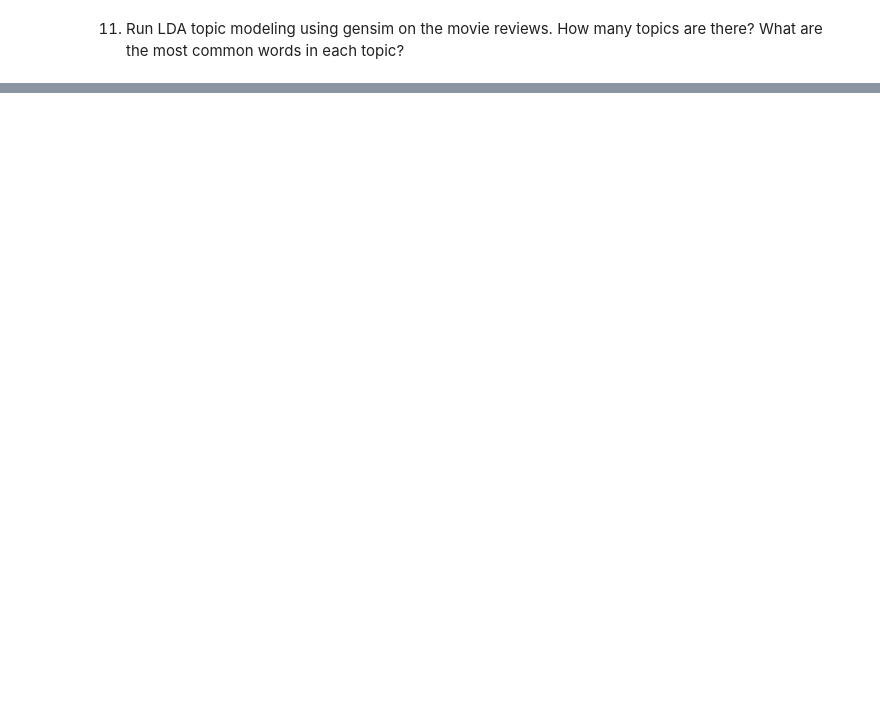
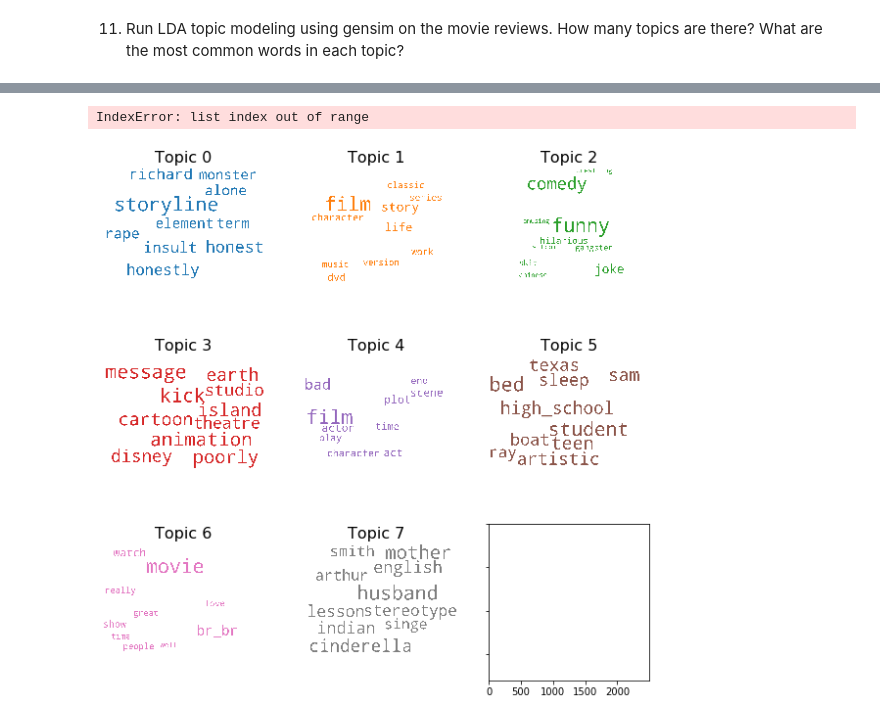
Before and after one commit to DaniBrew4/Intro-NLP, a Jupyter notebook: NLP-FT.ipynb, the cells around one changed output, grey strips where cells are left out. Saved outputs shown, nothing was run; the diff lists cells and outputs as text; code cells hidden in the pictures; blank space fills up the shorter version.

```diff
--- a/NLP-FT.ipynb
+++ b/NLP-FT.ipynb
@@ -402,0 +399,19 @@ weighted avg       0.78      0.70      0.68      7945
+# %%
+def process_words(texts, stop_words=stop_words, allowed_postags=['NOUN', 'ADJ', 'VERB', 'ADV']):
+    """Remove Stopwords, Form Bigrams, Trigrams and perform Lemmatization"""
+    texts = [[word for word in simple_preprocess(str(doc)) if word not in stop_words] for doc in texts]
+    texts = [bigram_mod[doc] for doc in texts]
+    texts = [trigram_mod[bigram_mod[doc]] for doc in texts]
+
+    texts_out = []
+    nlp = spacy.load('en', disable=['parser', 'ner'])    # Load spacy, but we don't need the parser or NER (named entity extraction) modules
+
+    for sent in texts:
+        doc = nlp(" ".join(sent)) # perform tokenization, part of speech tagging, etc. on the concatenated words
+        texts_out.append([token.lemma_ for token in doc if token.pos_ in allowed_postags])
+
+    # remove stopwords once more after lemmatization
+    texts_out = [[word for word in simple_preprocess(str(doc)) if word not in stop_words] for doc in texts_out]
+    return texts_out
+
+data_ready = process_words(data_words)  # processed Text Data!
@@ -402,0 +459,38 @@ weighted avg       0.78      0.70      0.68      7945
+# %%
+# 1. Wordcloud of Top N words in each topic
+from matplotlib import pyplot as plt
+from wordcloud import WordCloud, STOPWORDS
+import matplotlib.colors as mcolors
+
+cols = [color for name, color in mcolors.TABLEAU_COLORS.items()]  # more colors: 'mcolors.XKCD_COLORS'
+
+cloud = WordCloud(stopwords=stop_words,
+                  background_color='white',
+                  width=2500,
+                  height=1800,
+                  max_words=10,
+                  colormap='tab10',
+                  color_func=lambda *args, **kwargs: cols[i],
+                  prefer_horizontal=1.0)
+
+topics = lda_model.show_topics(formatted=False)
+
+fig, axes = plt.subplots(3, 3, figsize=(10,10), sharex=True, sharey=True)
+
+for i, ax in enumerate(axes.flatten()):
+    fig.add_subplot(ax)
+    topic_words = dict(topics[i][1])
+    cloud.generate_from_frequencies(topic_words, max_font_size=300)
+    plt.gca().imshow(cloud)
+    plt.gca().set_title('Topic ' + str(i), fontdict=dict(size=16))
+    plt.gca().axis('off')
+
+
+plt.subplots_adjust(wspace=0, hspace=0)
+plt.axis('off')
+plt.margins(x=0, y=0)
+plt.tight_layout()
+plt.show()
+# %% [output]
+IndexError: list index out of range
+[figure, added]
```
Also changed, not shown: parts of 37 cells of this notebook.
